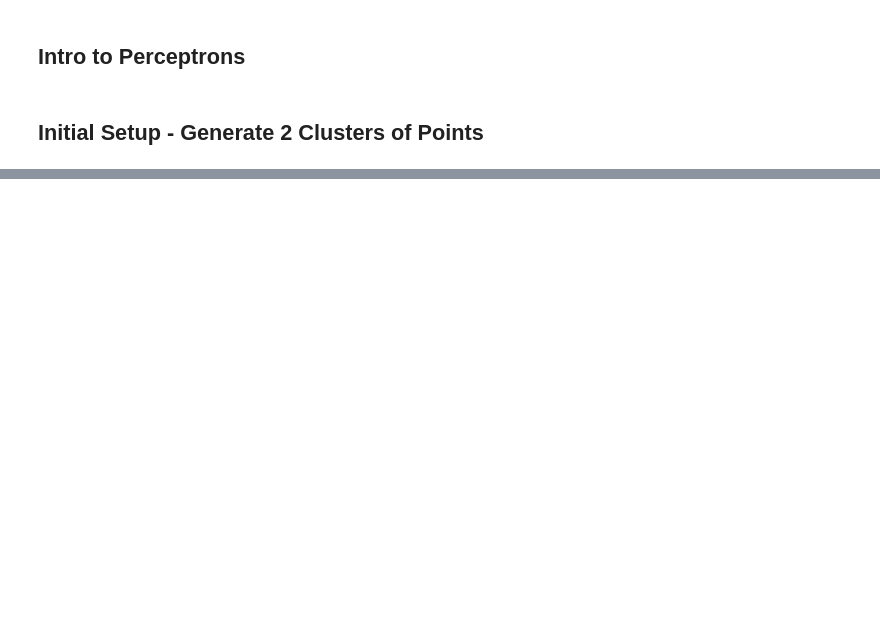
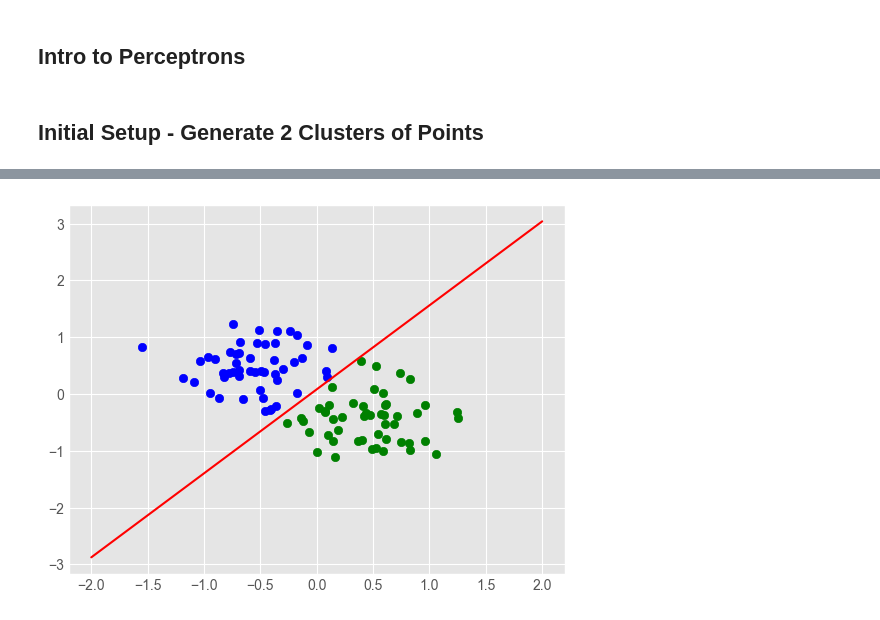
Before and after one commit to dm4th/AI-Course, a Jupyter notebook: PyTorch/Perceptrons.ipynb, the cells around one changed output, grey strips where cells are left out. Saved outputs shown, nothing was run; the diff lists cells and outputs as text; code cells hidden in the pictures; blank space fills up the shorter version.

```diff
--- a/PyTorch/Perceptrons.ipynb
+++ b/PyTorch/Perceptrons.ipynb
@@ -45,0 +121,5 @@ plt.show()
+# %%
+# Plot the final model
+plot_fit('Trained Model')
+# %% [output]
+[figure, added]
```
Also changed, not shown: parts of 15 cells of this notebook.
